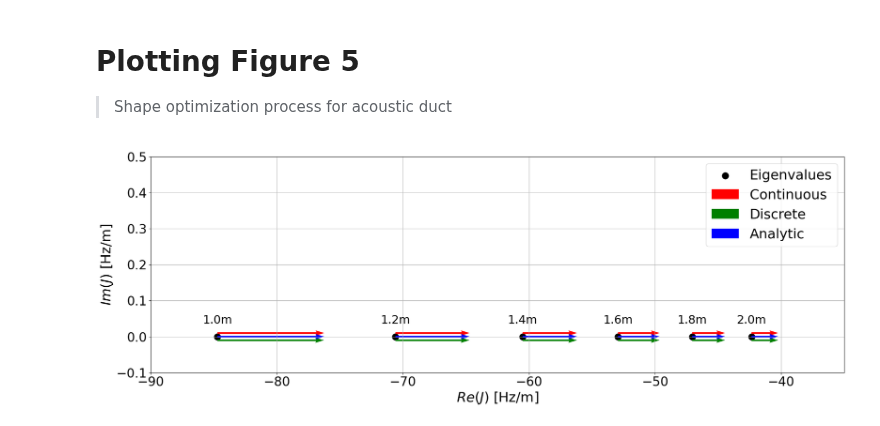
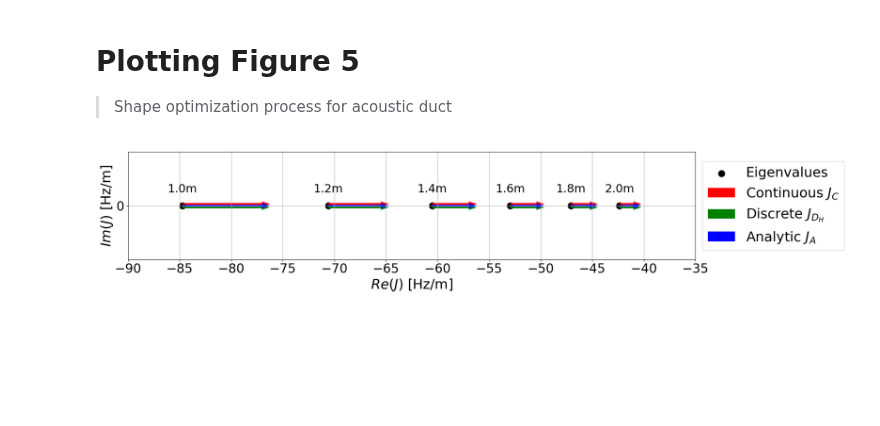
Before and after one commit to kspc0/helmholtz-x-TFD, a Jupyter notebook: Figures/Fig5.ipynb, the cells around one changed output. Saved outputs shown, nothing was run; the diff lists cells and outputs as text; code cells hidden in the pictures; blank space fills up the shorter version.

```diff
--- a/Figures/Fig5.ipynb
+++ b/Figures/Fig5.ipynb
@@ -37,7 +37,7 @@ discrete = np.array(discrete)
 analytic = np.array(analytic)
 
 # Create a figure with a single subplot
-fig, ax = plt.subplots(figsize=(20, 7))
+fig, ax = plt.subplots(figsize=(20, 4))
 
 # Plot eigenvalues on the complex plane
 ax.scatter(eigenvalues.real, eigenvalues.imag, s=150 ,color='black', label='Eigenvalues')
@@ -46,36 +46,39 @@ for i, txt in enumerate(duct):
     ax.annotate(f'{txt}m', (eigenvalues[i].real, eigenvalues[i].imag), fontsize=22,
                  textcoords="offset points", xytext=(0,25), ha='center')
 
 scale = 10
 offset = 0.01
 # Add arrows for continuous and discrete shape derivatives
 for i in range(len(eigenvalues)):
     ax.quiver(eigenvalues[i].real, eigenvalues[i].imag+offset, continuous[i].real/scale, continuous[i].imag/scale,
-               angles='xy', scale_units='xy', scale=1, color='red', label='Continuous' if i == 0 else "", width=0.0025)
+               angles='xy', scale_units='xy', scale=1, color='red', label='Continuous $J_C$' if i == 0 else "", width=0.003)
     ax.quiver(eigenvalues[i].real, eigenvalues[i].imag-offset, discrete[i].real/scale, discrete[i].imag/scale,
-               angles='xy', scale_units='xy', scale=1, color='green', label='Discrete' if i == 0 else "", width=0.0025)
-    ax.quiver(eigenvalues[i].real, eigenvalues[i].imag, analytic[i]/scale, 0, angles='xy', scale_units='xy', scale=1, color='blue', label='Analytic' if i == 0 else "", width=0.0025)
+               angles='xy', scale_units='xy', scale=1, color='green', label='Discrete $J_{D_H}$' if i == 0 else "", width=0.003)
+    ax.quiver(eigenvalues[i].real, eigenvalues[i].imag, analytic[i]/scale, 0, angles='xy', scale_units='xy', scale=1,
+     color='blue', label='Analytic $J_A$' if i == 0 else "", width=0.003)
     #ax.arrow(eigenvalues[i].real, eigenvalues[i].imag, continuous[i].real/scale, continuous[i].imag/scale, head_width=0.01, head_length=1)
     #ax.arrow(eigenvalues[i].real, eigenvalues[i].imag, discrete[i].real/scale, discrete[i].imag/scale, head_width=0.01, head_length=1)
 
 # Set the range of the y axis
-ax.set_ylim(-0.1, 0.5)
+ax.set_ylim(-0.3, 0.3)
 ax.set_xlim(-90, -35)
+ax.set_xticks(np.arange(-90, -34, 5))
+ax.set_yticks([0])
 
 # Set the fontsize of the tick labels
 ax.tick_params(axis='both', which='major', labelsize=24)
 # Set labels and title
 ax.set_xlabel(r'$Re(J)$ [Hz/m]', fontsize=26)
 ax.set_ylabel(r'$Im(J)$ [Hz/m]', fontsize=26)
-ax.legend(loc="upper right",fontsize=26)
+ax.legend(loc="center left", bbox_to_anchor=(1, 0.5), fontsize=26)
 ax.grid(True)
 
 # Adjust layout
 plt.tight_layout()
 plt.show()
 
 # Save the figure to the 'Images/' folder
 os.makedirs('Images/', exist_ok=True)
 fig.savefig(os.path.join('Images/', 'Fig5.png'))
 # %% [output]
-[figure, old version]
+[figure, new version]
```
Also changed, not shown: 2 other files.
